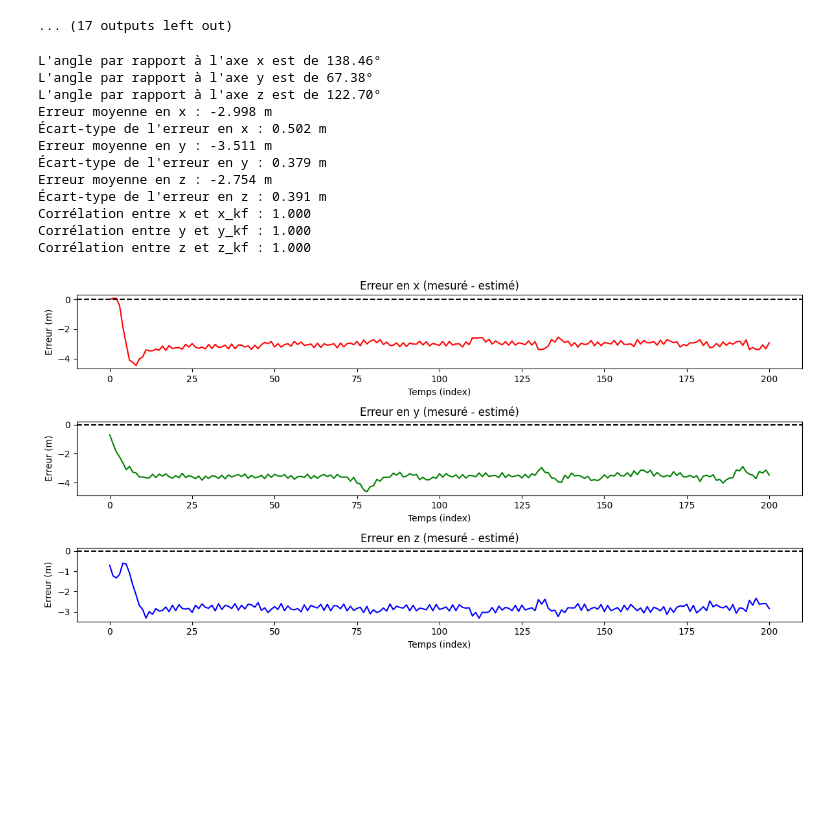
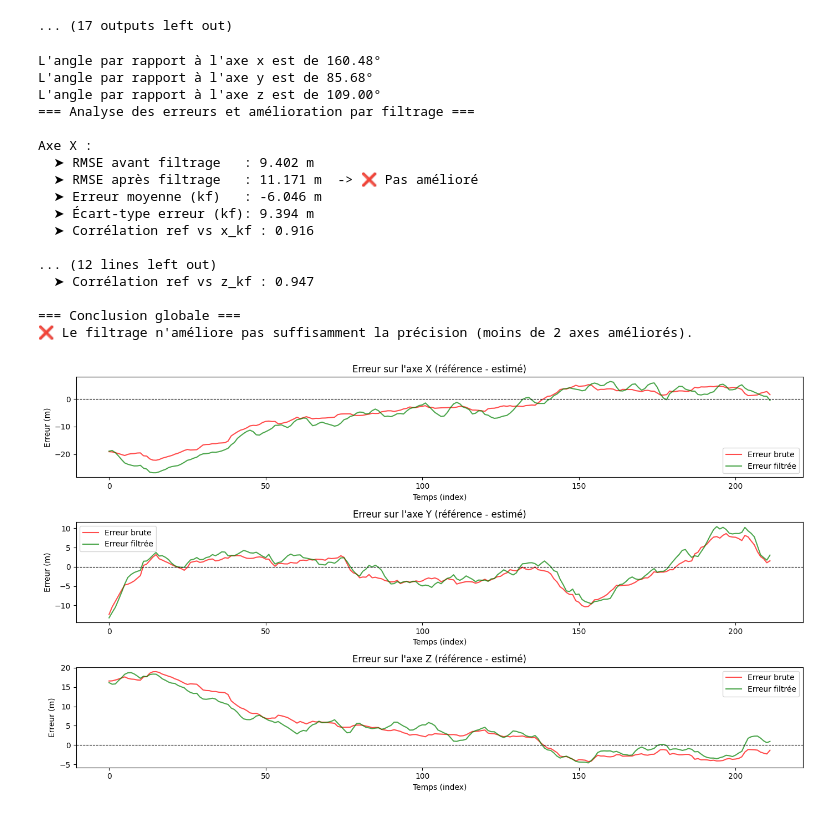
Before and after one commit to nathansourdrille/pi-itenerary, a Jupyter notebook: JPaul.ipynb, the cells around one changed output. Cells and saved outputs as stored; diff of their text form; code cells hidden in the pictures; blank space fills up the shorter version.

```diff
--- a/JPaul.ipynb
+++ b/JPaul.ipynb
@@ -486,40 +582,48 @@ def afficher_erreurs(datas):
     plt.tight_layout()
     plt.show()
 # %%
-datas = charger_et_fusionner_donnees("mouvement_exterieur_3")
+datas = charger_et_fusionner_donnees("mouvement_exterieur_20")
 
 # Calcul des angles du vecteur magnétique initial
 w0 = calcul_angles_magneto(datas)
 
 # Conversion des positions GPS en coordonnées cartésiennes
 convertir_gps_xyz(datas)
 
 # Correction des accélérations en tenant compte des rotations
 wk, accel_corr = corriger_accelerations(datas, w0)
 datas["w_x"], datas["w_y"], datas["w_z"] = wk[:, 0], wk[:, 1], wk[:, 2]
 datas["Accel_corr_X"], datas["Accel_corr_Y"], datas["Accel_corr_Z"] = accel_corr[:, 0], accel_corr[:, 1], accel_corr[:, 2]
 
 # Filtrage de Kalman pour obtenir position et vitesse filtrées
 filtered_states = filtrage_kalman(datas)
 datas["x_kf"], datas["y_kf"], datas["z_kf"] = filtered_states[:, 0], filtered_states[:, 1], filtered_states[:, 2]
 datas["vx_kf"], datas["vy_kf"], datas["vz_kf"] = filtered_states[:, 3], filtered_states[:, 4], filtered_states[:, 5]
 
+
+ref = charger_reference_et_convertir("results/mouvement_exterieur_20/mouvement_exterieur_20_gps_ref.csv")
+
 # Analyse des erreurs entre position GPS brute et estimée
-analyser_erreurs(datas)
+analyser_filtrage_vs_reference(datas,ref)
 
 # Affichage des erreurs
-afficher_erreurs(datas)
+afficher_erreurs(datas, ref)
 # %% [output]
-L'angle par rapport à l'axe x est de 138.46°
-L'angle par rapport à l'axe y est de 67.38°
-L'angle par rapport à l'axe z est de 122.70°
-Erreur moyenne en x : -2.998 m
-Écart-type de l'erreur en x : 0.502 m
-Erreur moyenne en y : -3.511 m
-Écart-type de l'erreur en y : 0.379 m
-Erreur moyenne en z : -2.754 m
-Écart-type de l'erreur en z : 0.391 m
-Corrélation entre x et x_kf : 1.000
-Corrélation entre y et y_kf : 1.000
-Corrélation entre z et z_kf : 1.000
+L'angle par rapport à l'axe x est de 160.48°
+L'angle par rapport à l'axe y est de 85.68°
+L'angle par rapport à l'axe z est de 109.00°
+=== Analyse des erreurs et amélioration par filtrage ===
+
+Axe X :
+  ➤ RMSE avant filtrage   : 9.402 m
+  ➤ RMSE après filtrage   : 11.171 m  -> ❌ Pas amélioré
+  ➤ Erreur moyenne (kf)   : -6.046 m
+  ➤ Écart-type erreur (kf): 9.394 m
+  ➤ Corrélation ref vs x_kf : 0.916
+
+... (12 lines left out)
+  ➤ Corrélation ref vs z_kf : 0.947
+
+=== Conclusion globale ===
+❌ Le filtrage n'améliore pas suffisamment la précision (moins de 2 axes améliorés).
-[figure, old version]
+[figure, new version]
```
Also changed, not shown: parts of 3 cells of this notebook, 10 other files.
